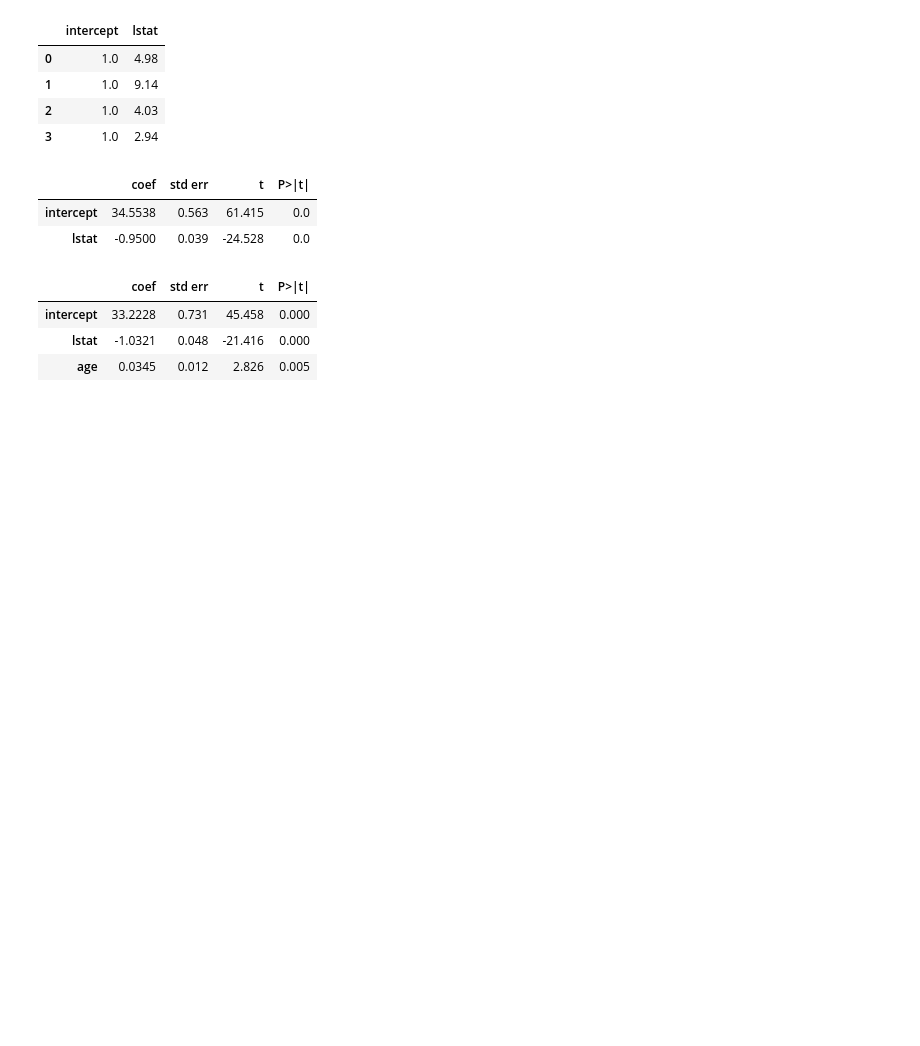
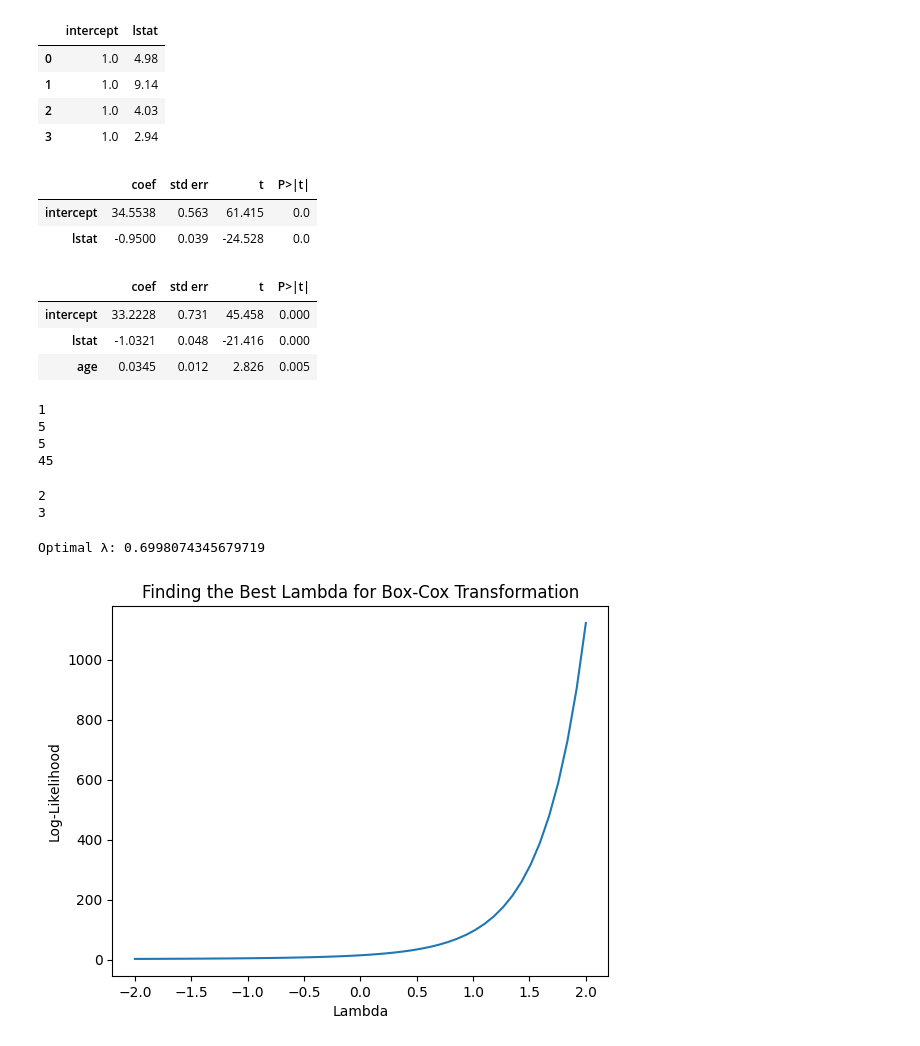
Before and after one commit to felypemaciel/ica2024, a Jupyter notebook: isl_ols.ipynb, the cells around one changed output. Drawn from its saved outputs; the diff is of its cells as text; code cells hidden in the pictures; blank space fills up the shorter version.

```diff
--- a/isl_ols.ipynb
+++ b/isl_ols.ipynb
@@ -46,3 +46,47 @@ summarize(results1)
 | intercept | 33.2228 | 0.731 | 45.458 | 0.000 |
 | lstat | -1.0321 | 0.048 | -21.416 | 0.000 |
 | age | 0.0345 | 0.012 | 2.826 | 0.005 |
+# %%
+def add_numbers(k, *numbers):
+    print(k)
+    return sum(numbers)
+
+print(add_numbers(1, 2, 3))     # 6
+print(add_numbers(5, 10, 15, 20))  # 50
+# %% [output]
+1
+5
+5
+45
+# %%
+print(add_numbers(2,3))
+# %% [output]
+2
+3
+# %%
+from scipy.stats import boxcox
+import numpy as np
+
+# Example data (must be positive)
+y = np.array([10, 15, 20, 25, 30])
+
+# Apply Box-Cox transformation and find optimal lambda
+y_transformed, lambda_opt = boxcox(y)
+
+print(f"Optimal λ: {lambda_opt}")
+# %% [output]
+Optimal λ: 0.6998074345679719
+# %%
+import matplotlib.pyplot as plt
+from scipy.stats import probplot
+
+lambdas = np.linspace(-2, 2, 50)  # Range of lambda values
+log_likelihoods = [boxcox(y, lmbda=lmbda).sum() for lmbda in lambdas]
+
+plt.plot(lambdas, log_likelihoods)
+plt.xlabel("Lambda")
+plt.ylabel("Log-Likelihood")
+plt.title("Finding the Best Lambda for Box-Cox Transformation")
+plt.show()
+# %% [output]
+[figure, added]
```
Also changed, not shown: 3 other files.
